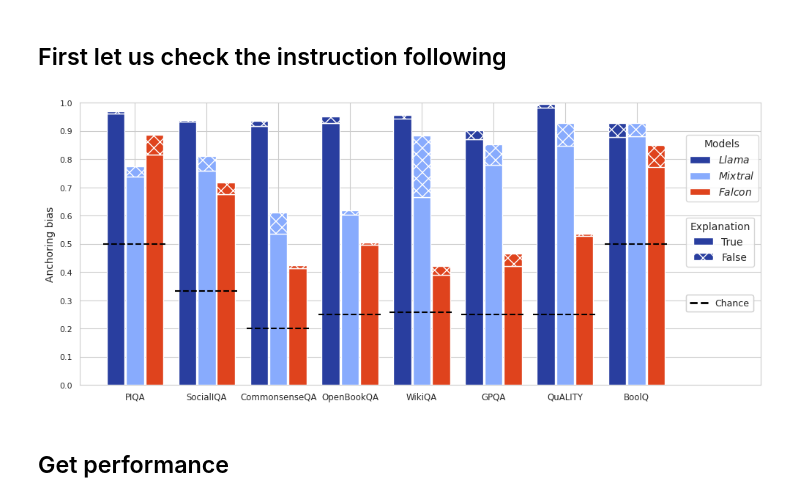
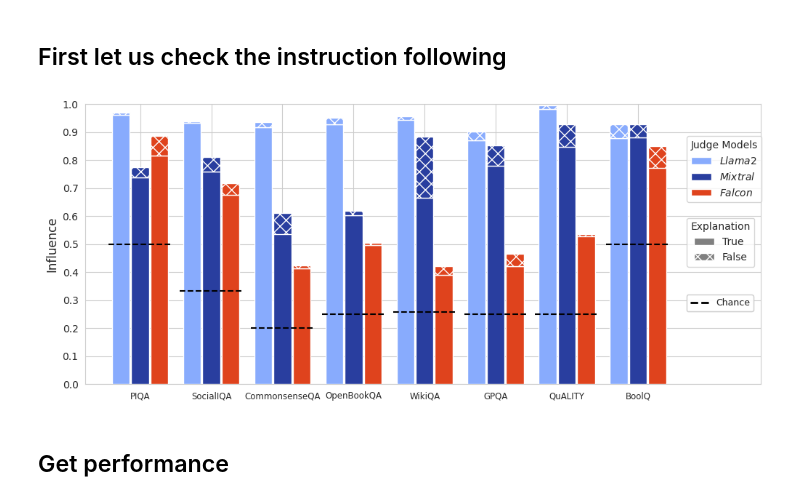
Before and after one commit to sanagno/scalable_oversight, a Jupyter notebook: notebooks/plot_predictions.ipynb, the cells around one changed output. Saved outputs shown, nothing was run; the diff lists cells and outputs as text; code cells hidden in the pictures.

```diff
--- a/notebooks/plot_predictions.ipynb
+++ b/notebooks/plot_predictions.ipynb
@@ -22,6 +22,7 @@ from src.plotting_utils import (
     MODEL_NAMES,
     GREG_PALLETTE,
 )
+from src.definitions import POSSIBLE_ADVOCATES
 from src.utils import load_pickle
 from src.dataset_utils import get_dataset
 from src.definitions import LEVELS
@@ -39,7 +40,7 @@ data_path = "euler_logs/logs_20_03_v1"
 model_advocate = "Llama-2-70b-chat"
 models = ["Llama-2-70b-chat", "Mixtral", "falcon-40b"]
 
-model_colors = ["#293e9f", "#88abfd", "#df431d"]
+model_colors = ["#88abfd", "#293e9f", "#df431d"]
 
 
 datasets = [
@@ -187,45 +188,49 @@ ax.set_xticks(
 ax.set_yticks(
     np.arange(0, 1.1, 0.1),
     ["{:.1f}".format(x) for x in np.arange(0, 1.1, 0.1)],
-    fontsize=8,
+    fontsize=10,
 )
-ax.set_ylabel("Anchoring bias")
+ax.set_ylabel("Influence", fontsize=12)
 
 legend_lines = [mpatches.Patch(facecolor=color, alpha=1) for color in model_colors]
 legend_names = [MODEL_NAMES[model] for model in models]
 legend = plt.legend(
-    legend_lines, legend_names, loc=(0.89, 0.65), ncol=1, fontsize=10, title="Models"
+    legend_lines,
+    legend_names,
+    loc=(0.89, 0.65),
+    ncol=1,
+    fontsize=10,
+    title="Judge Models",
 )
 ax.add_artist(legend)
 
 legend_lines = [
-    mpatches.Patch(facecolor=model_colors[0], alpha=1, hatch=hatch)
-    for hatch in [None, "XX"]
+    mpatches.Patch(facecolor="grey", alpha=1, hatch=hatch) for hatch in [None, "XX"]
 ]
 legend_names = ["True", "False"]
 legend = plt.legend(
     legend_lines,
     legend_names,
     loc=(0.89, 0.42),
     ncol=1,
     fontsize=10,
     title="Explanation",
 )
 ax.add_artist(legend)
 
 legend = plt.legend(
     [plt.Line2D([0], [0], color="black", ls="--", alpha=1, lw=2)],
     ["Chance"],
     loc=(0.89, 0.26),
     ncol=1,
     fontsize=9,
 )
 ax.add_artist(legend)
 ax.set_ylim([0, 1])
 plt.savefig("figures/instuction_following_percentage.pdf")
 plt.show()
 # %% [output]
-[figure, old version]
+[figure, new version]
 # %% [markdown]
 ## Get performance
 # %%
```
Also changed, not shown: parts of 29 cells of this notebook, 8 other files.
